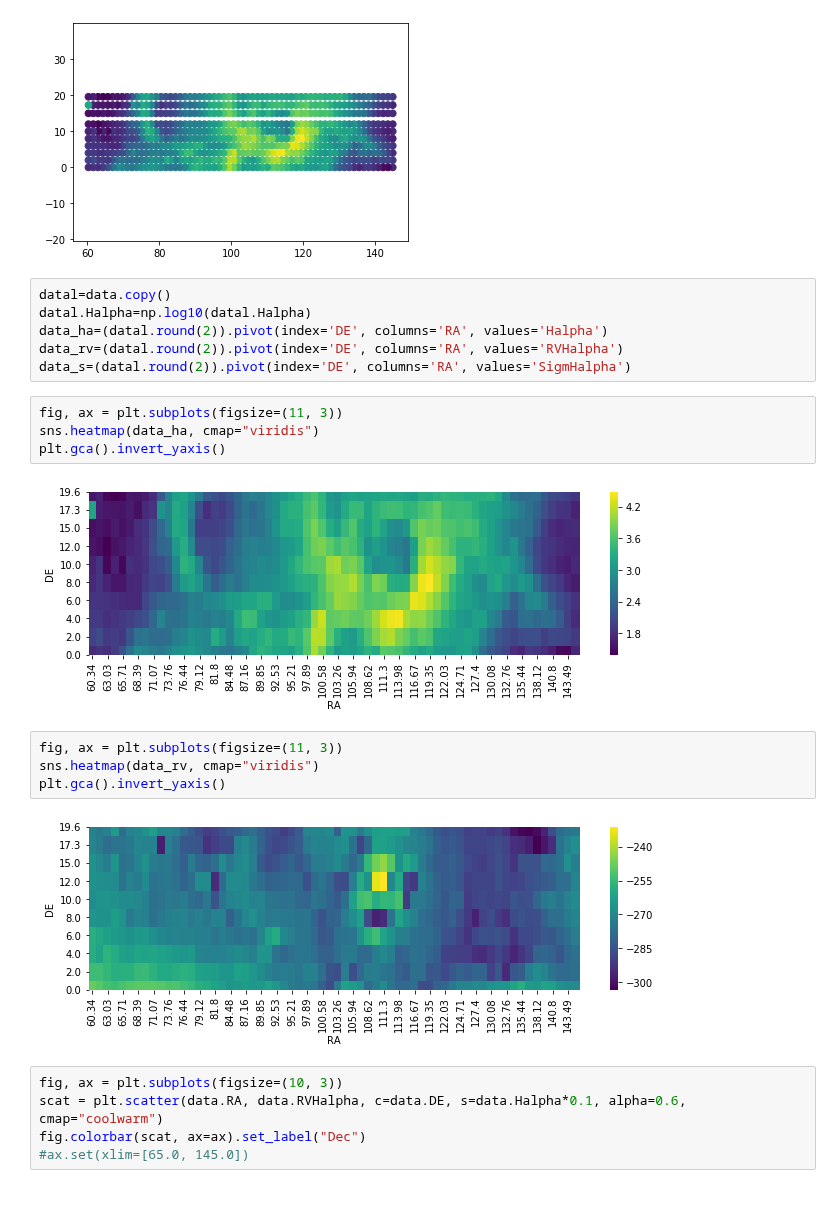
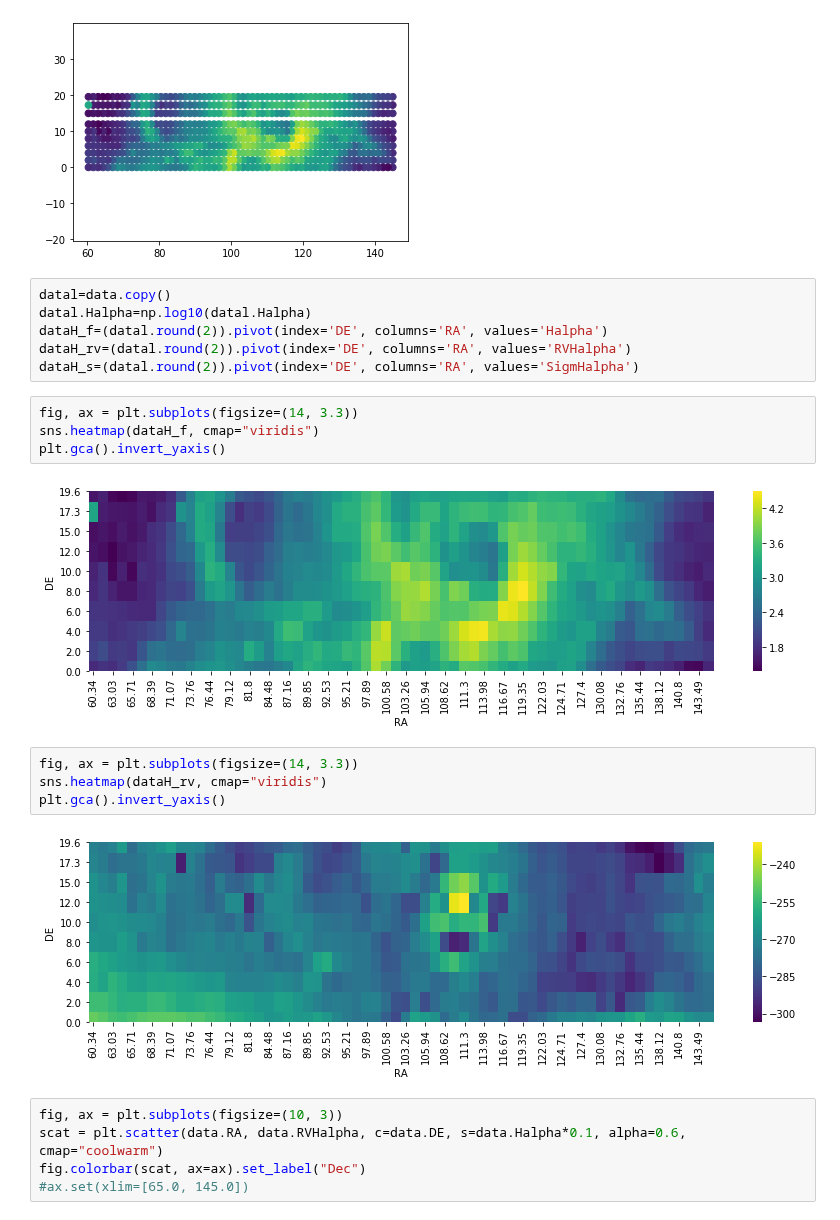
Before and after one commit to will-henney/JavGVastro-PhD, a Jupyter notebook: 604.ipynb, the cells around one changed output. Cells and saved outputs as stored; diff of their text form.

```diff
--- a/604.ipynb
+++ b/604.ipynb
@@ -75,21 +85,21 @@ plt.axis('equal')
 # %%
 datal=data.copy()
 datal.Halpha=np.log10(datal.Halpha)
-data_ha=(datal.round(2)).pivot(index='DE', columns='RA', values='Halpha')
-data_rv=(datal.round(2)).pivot(index='DE', columns='RA', values='RVHalpha')
-data_s=(datal.round(2)).pivot(index='DE', columns='RA', values='SigmHalpha')
+dataH_f=(datal.round(2)).pivot(index='DE', columns='RA', values='Halpha')
+dataH_rv=(datal.round(2)).pivot(index='DE', columns='RA', values='RVHalpha')
+dataH_s=(datal.round(2)).pivot(index='DE', columns='RA', values='SigmHalpha')
 # %%
-fig, ax = plt.subplots(figsize=(11, 3))
-sns.heatmap(data_ha, cmap="viridis")
+fig, ax = plt.subplots(figsize=(14, 3.3))
+sns.heatmap(dataH_f, cmap="viridis")
 plt.gca().invert_yaxis()
 # %% [output]
-[figure, old version]
+[figure, new version]
 # %%
-fig, ax = plt.subplots(figsize=(11, 3))
-sns.heatmap(data_rv, cmap="viridis")
+fig, ax = plt.subplots(figsize=(14, 3.3))
+sns.heatmap(dataH_rv, cmap="viridis")
 plt.gca().invert_yaxis()
 # %% [output]
-[figure, old version]
+[figure, new version]
 # %%
 fig, ax = plt.subplots(figsize=(10, 3))
 scat = plt.scatter(data.RA, data.RVHalpha, c=data.DE, s=data.Halpha*0.1, alpha=0.6, cmap="coolwarm")
```
Also changed, not shown: parts of 27 cells of this notebook.
